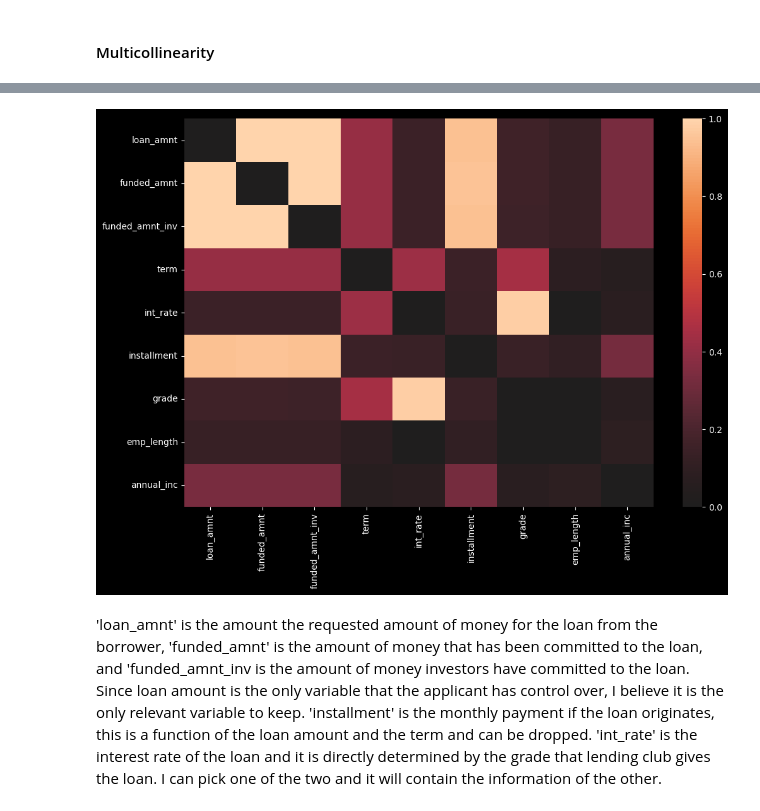
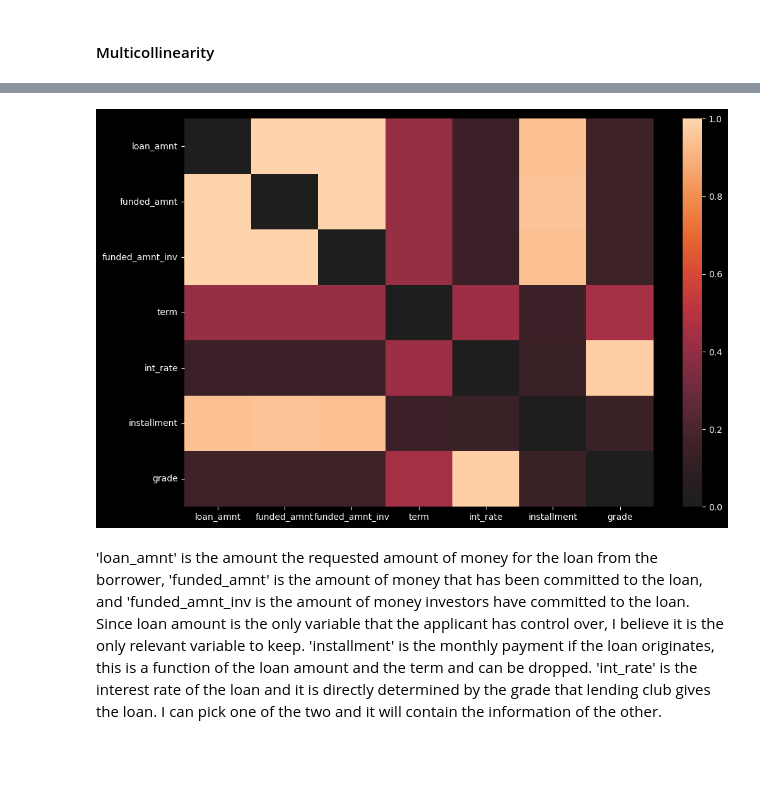
Before and after one commit to Jewdah18/Loan-Default-Risk, a Jupyter notebook: notebooks/Data Wrangling.ipynb, the cells around one changed output, grey strips where cells are left out. Cells and saved outputs as stored; diff of their text form; code cells hidden in the pictures; blank space fills up the shorter version.

```diff
--- a/notebooks/Data Wrangling.ipynb
+++ b/notebooks/Data Wrangling.ipynb
@@ -460,7 +444,7 @@ zero_diagonal_heatmap(X_num)
 # %%
-zero_diagonal_heatmap(X_num, 0, 9)
+zero_diagonal_heatmap(X_num, 0, 7)
 # %% [output]
-[figure, old version]
+[figure, new version]
 # %% [markdown]
 'loan_amnt' is the amount the requested amount of money for the loan from the borrower, 'funded_amnt' is the amount of money that has been committed to the loan, and 'funded_amnt_inv is the amount of money investors have committed to the loan. Since loan amount is the only variable that the applicant has control over, I believe it is the only relevant variable to keep. 'installment' is the monthly payment if the loan originates, this is a function of the loan amount and the term and can be dropped. 'int_rate' is the interest rate of the loan and it is directly determined by the grade that lending club gives the loan. I can pick one of the two and it will contain the information of the other.
 # %%
```
Also changed, not shown: parts of 28 cells of this notebook.
